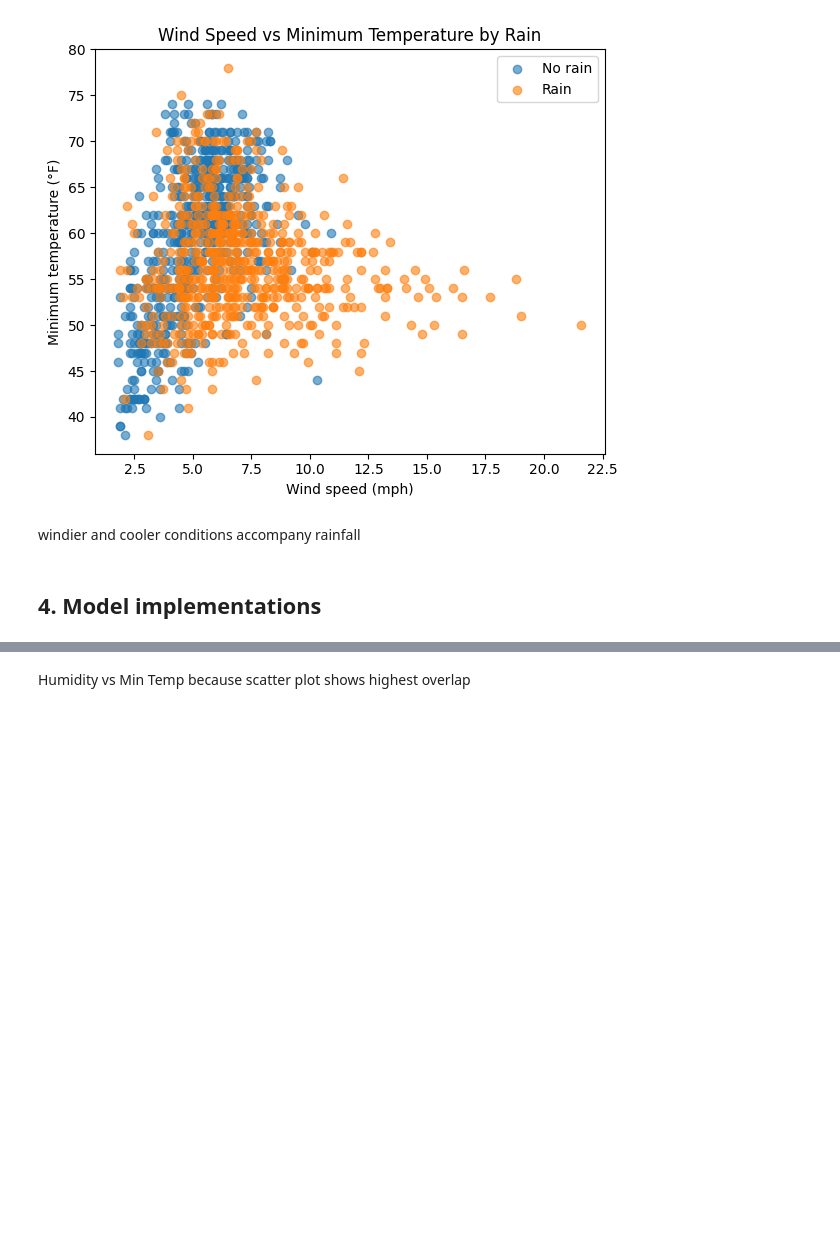
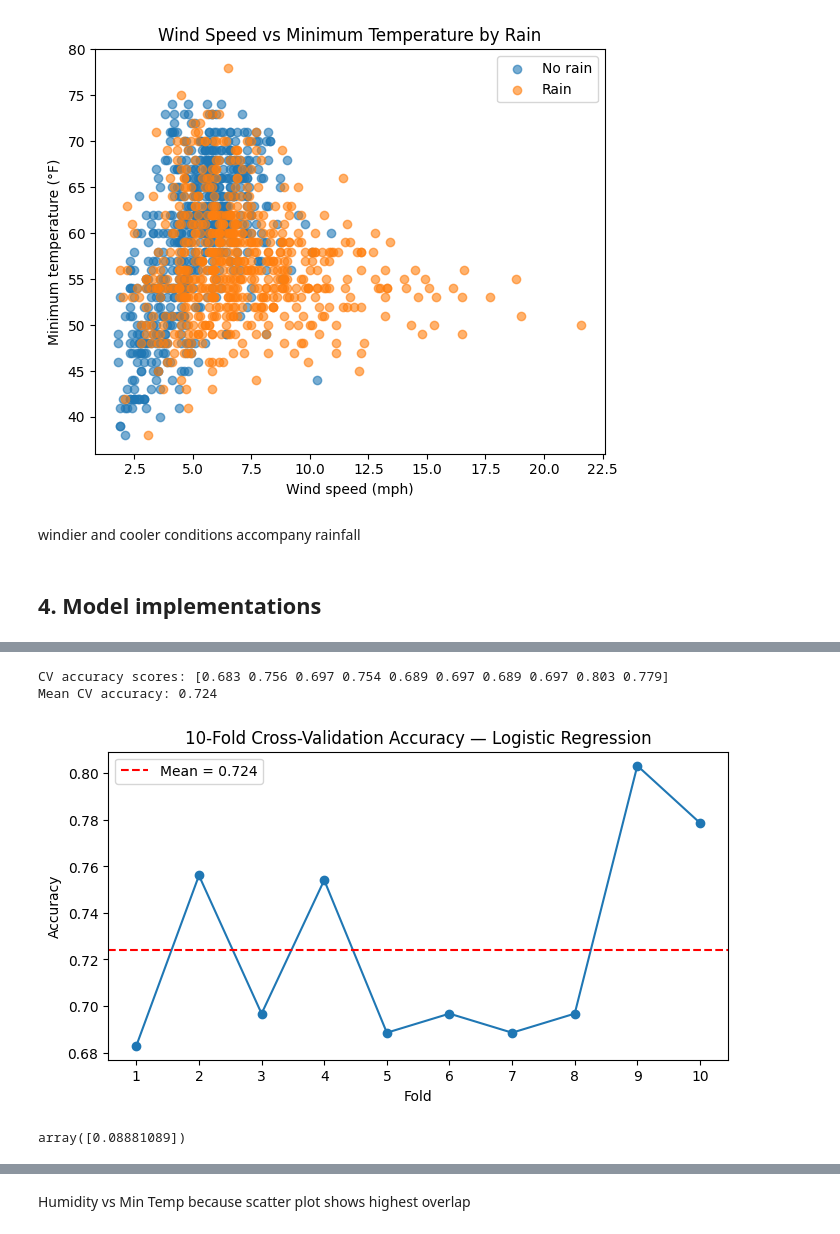
Before and after one commit to CraigChantre/Cogs_109_group_project, a Jupyter notebook: rain_models_LR.ipynb, the cells around one changed output, grey strips where cells are left out. Cells and saved outputs as stored; diff of their text form; code cells hidden in the pictures; blank space fills up the shorter version.

```diff
--- a/rain_models_LR.ipynb
+++ b/rain_models_LR.ipynb
@@ -311 +342,5 @@ windier and cooler conditions accompany rainfall
+# %%
+# Setting up cols to use
+predictors = ['humidity', 'wind_speed', 'sea_pressure', 'min_temp']
+outcome = 'rain'
 # %% [markdown]
@@ -312,0 +452,36 @@ windier and cooler conditions accompany rainfall
+# %%
+scaler_all = StandardScaler().fit(data[num_cols])
+X_all_scaled = scaler_all.transform(data[num_cols])
+y_all = data[outcome].astype(int)
+
+base_log = LogisticRegression(max_iter=1000)
+cv_results = cross_validate(
+    base_log,
+    X_all_scaled,
+    y_all,
+    cv=10,
+    scoring='accuracy',
+    return_train_score=False
+)
+cv_scores = cv_results['test_score']
+print("CV accuracy scores:", np.round(cv_scores, 3))
+print("Mean CV accuracy:", cv_scores.mean().round(3))
+# %% [output]
+CV accuracy scores: [0.683 0.756 0.697 0.754 0.689 0.697 0.689 0.697 0.803 0.779]
+Mean CV accuracy: 0.724
+# %%
+plt.figure(figsize=(8,4))
+plt.plot(range(1, 11), cv_scores, marker='o')
+plt.axhline(np.mean(cv_scores), color='red', linestyle='--', label=f'Mean = {np.mean(cv_scores):.3f}')
+plt.title("10-Fold Cross-Validation Accuracy — Logistic Regression")
+plt.xlabel("Fold")
+plt.ylabel("Accuracy")
+plt.xticks(range(1, 11))
+plt.legend()
+plt.show()
+# %% [output]
+[figure, added]
+# %%
+sk_log.intercept_
+# %% [output]
+array([0.08881089])
```
Also changed, not shown: parts of 65 cells of this notebook, 2 other files.
